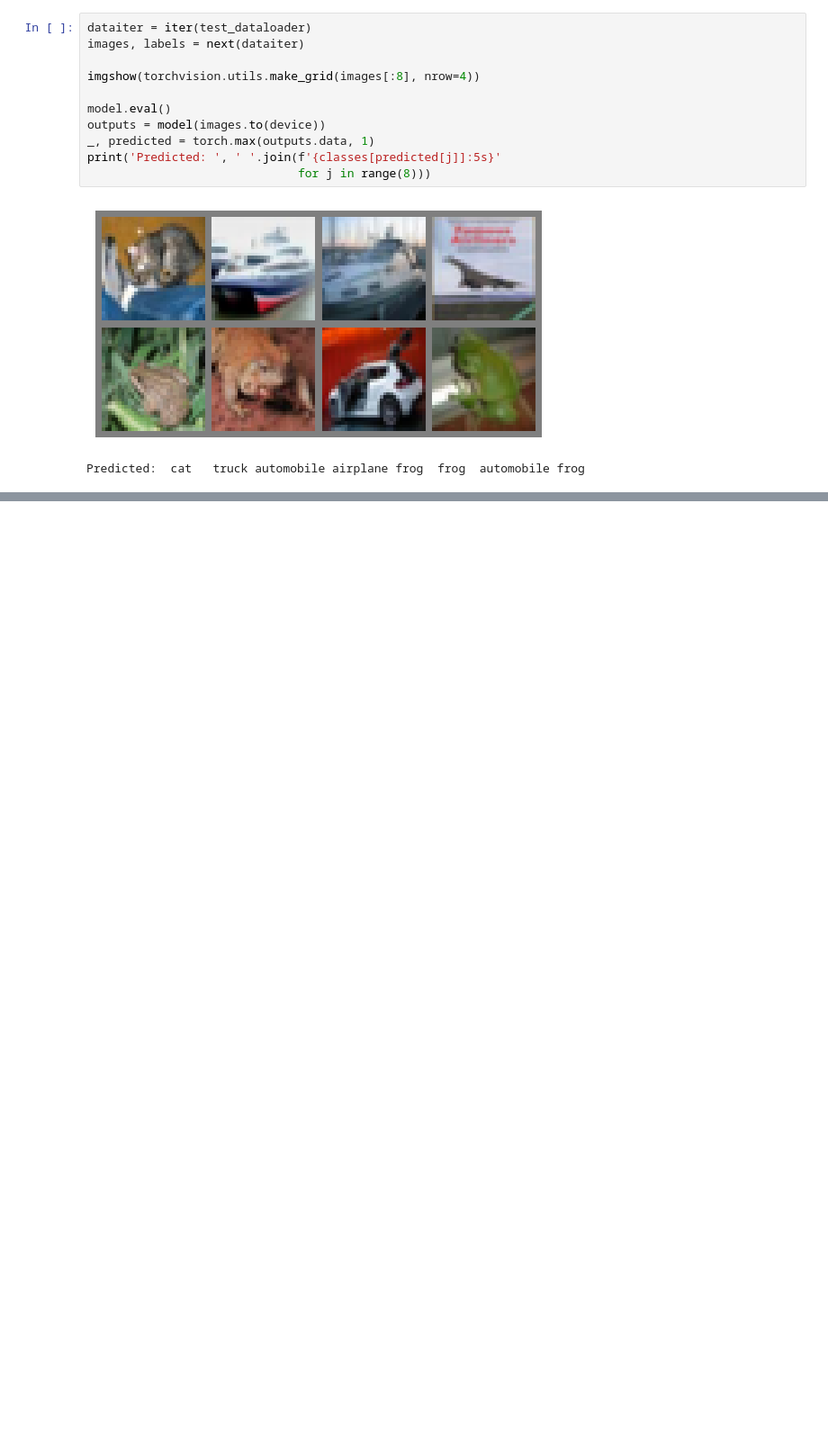
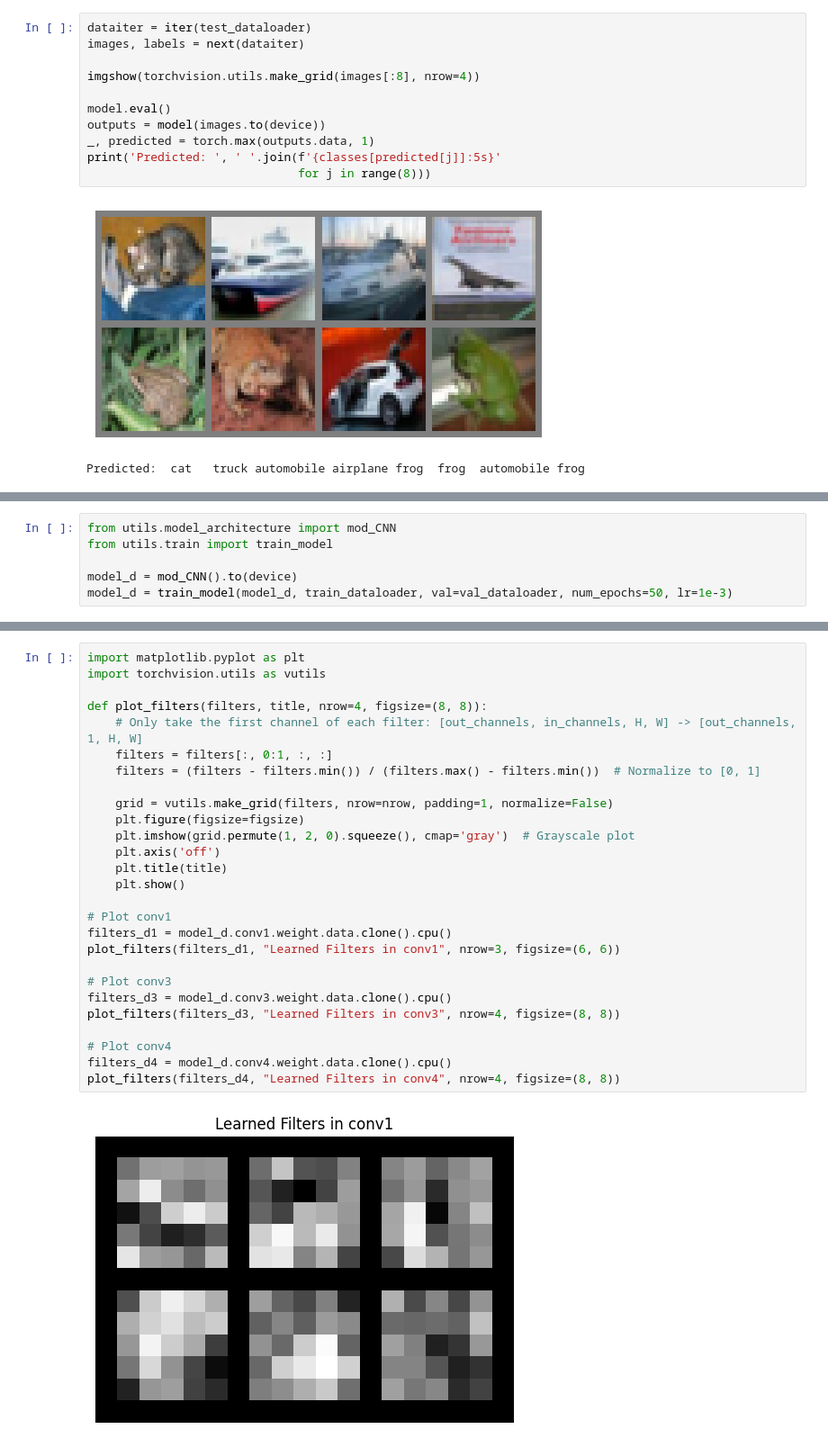
Before and after one commit to Salekin-13/CNN-block-lab, a Jupyter notebook: experiments.ipynb, the cells around one changed output, grey strips where cells are left out. Shown at 90% size. Saved outputs shown, nothing was run; the diff lists cells and outputs as text; blank space fills up the shorter version.

```diff
--- a/experiments.ipynb
+++ b/experiments.ipynb
@@ -97,0 +195,6 @@ Predicted:  cat   truck automobile airplane frog  frog  automobile frog
+# %%
+from utils.model_architecture import mod_CNN
+from utils.train import train_model
+
+model_d = mod_CNN().to(device)
+model_d = train_model(model_d, train_dataloader, val=val_dataloader, num_epochs=50, lr=1e-3)
@@ -97,0 +219,29 @@ Predicted:  cat   truck automobile airplane frog  frog  automobile frog
+# %%
+import matplotlib.pyplot as plt
+import torchvision.utils as vutils
+
+def plot_filters(filters, title, nrow=4, figsize=(8, 8)):
+    # Only take the first channel of each filter: [out_channels, in_channels, H, W] -> [out_channels, 1, H, W]
+    filters = filters[:, 0:1, :, :]
+    filters = (filters - filters.min()) / (filters.max() - filters.min())  # Normalize to [0, 1]
+
+    grid = vutils.make_grid(filters, nrow=nrow, padding=1, normalize=False)
+    plt.figure(figsize=figsize)
+    plt.imshow(grid.permute(1, 2, 0).squeeze(), cmap='gray')  # Grayscale plot
+    plt.axis('off')
+    plt.title(title)
+    plt.show()
+
+# Plot conv1
+filters_d1 = model_d.conv1.weight.data.clone().cpu()
+plot_filters(filters_d1, "Learned Filters in conv1", nrow=3, figsize=(6, 6))
+
+# Plot conv3
+filters_d3 = model_d.conv3.weight.data.clone().cpu()
+plot_filters(filters_d3, "Learned Filters in conv3", nrow=4, figsize=(8, 8))
+
+# Plot conv4
+filters_d4 = model_d.conv4.weight.data.clone().cpu()
+plot_filters(filters_d4, "Learned Filters in conv4", nrow=4, figsize=(8, 8))
+# %% [output]
+[figure, added]
```
Also changed, not shown: parts of 26 cells of this notebook, 3 other files.
